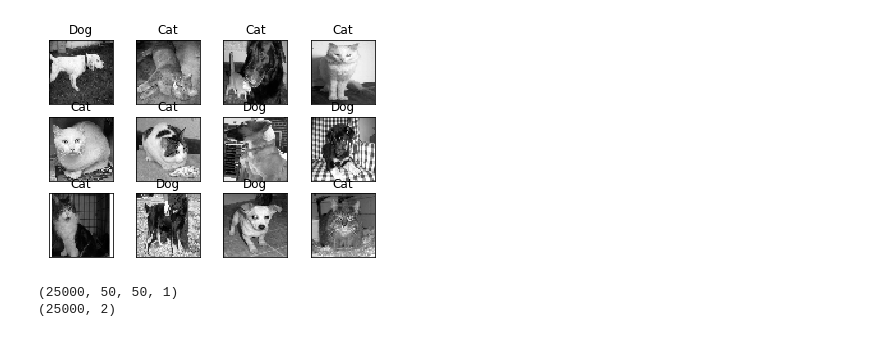
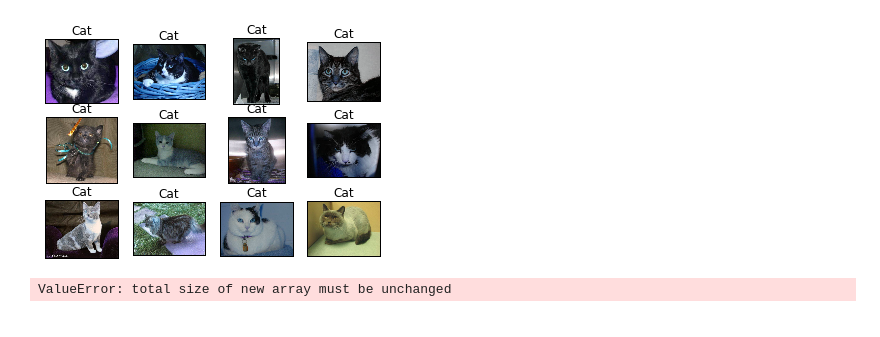
Before and after one commit to royyannick/IFT6266, a Jupyter notebook: ToyProjects/Cats_vs_Dogs.ipynb, the cells around one changed output. Cells and saved outputs as stored; diff of their text form; code cells hidden in the pictures.

```diff
--- a/ToyProjects/Cats_vs_Dogs.ipynb
+++ b/ToyProjects/Cats_vs_Dogs.ipynb
@@ -25,8 +21,11 @@ import os
 from random import shuffle
 from tqdm import tqdm
 
-TRAIN_DIR = '/home/nick/Documents/data/cats_vs_dogs/train/'
-TEST_DIR = '/home/nick/Documents/data/cats_vs_dogs/test/'
+#TRAIN_DIR = '/home/nick/Documents/data/cats_vs_dogs/train/'
+#TEST_DIR = '/home/nick/Documents/data/cats_vs_dogs/test/'
+TRAIN_DIR = '/Users/yannick/Documents/Playground/Python/data/cats_vs_dogs/train/'
+TEST_DIR = '/Users/yannick/Documents/Playground/Python/data/cats_vs_dogs/test/'
+
 IMG_SIZE = 50
 LR = 0.001
 
@@ -254,12 +286,17 @@ skip
 
 def create_train_data():
     training_data = []
+    nbImages = 0
     for img in tqdm(os.listdir(TRAIN_DIR)):
-        if len(img.split('.')) == 3:
-            label = label_img(img)
-            path = os.path.join(TRAIN_DIR, img)
-            img = cv2.resize(cv2.imread(path, cv2.IMREAD_GRAYSCALE), (IMG_SIZE, IMG_SIZE))
-            training_data.append([np.array(img), np.array(label)])
+        if nbImages < 2000:
+            if len(img.split('.')) == 3:
+                label = label_img(img)
+                path = os.path.join(TRAIN_DIR, img)
+                #img = cv2.resize(cv2.imread(path, cv2.IMREAD_GRAYSCALE), (IMG_SIZE, IMG_SIZE))
+                #img = cv2.resize(cv2.imread(path, cv2.COLOR_BGR2RGB), (IMG_SIZE, IMG_SIZE))
+                img = cv2.imread(path, cv2.COLOR_BGR2RGB)
+                training_data.append([np.array(img), np.array(label)])
+                nbImages+=1
     shuffle(training_data)
     np.save('train_data.npy', training_data)
     return training_data
@@ -273,27 +310,27 @@ train_data = create_train_data()
 # %%
 fig = plt.figure()
 
-for num, data in enumerate(train_data[:12]):
+for num, data in enumerate(train_data[24:36]):
     img_num = data[1]
     img_data = data[0]
 
     y = fig.add_subplot(3,4,num+1)
     orig = img_data
-    data = img_data.reshape(IMG_SIZE, IMG_SIZE, 1)
+    data = orig #img_data.reshape(IMG_SIZE, IMG_SIZE, 3)
 
     #model_out = model.predict([data])[0]
 
     if img_num[0] == 0: str_label = 'Dog'
     else: str_label = 'Cat'
 
-    y.imshow(orig, cmap='gray')
+    y.imshow(orig)
     plt.title(str_label)
     y.axes.get_xaxis().set_visible(False)
     y.axes.get_yaxis().set_visible(False)
 
 plt.show()
 # %% [output]
-[figure, old version]
+[figure, new version]
 # %%
 #train = train_data[:-500]
 #test = train_data[-500:]
@@ -301,7 +338,7 @@ plt.show()
 train = train_data
 
 #array[:,0] and array[:,1] seems NOT to work here :(
-X = np.array([i[0] for i in train]).reshape(-1,IMG_SIZE,IMG_SIZE,1)
+X = np.array([i[0] for i in train]).reshape(-1,IMG_SIZE,IMG_SIZE,3)
 Y = np.array([i[1] for i in train])
 
 print(X.shape)
@@ -315,6 +352,5 @@ print(Y.shape)
 #test_x = np.array([i[0] for i in test]).reshape(-1,IMG_SIZE,IMG_SIZE,1)
 #test_y = [i[1] for i in test]
 # %% [output]
-(25000, 50, 50, 1)
-(25000, 2)
+ValueError: total size of new array must be unchanged
 # %%
```
Also changed, not shown: parts of 7 cells of this notebook, 2 other files.
